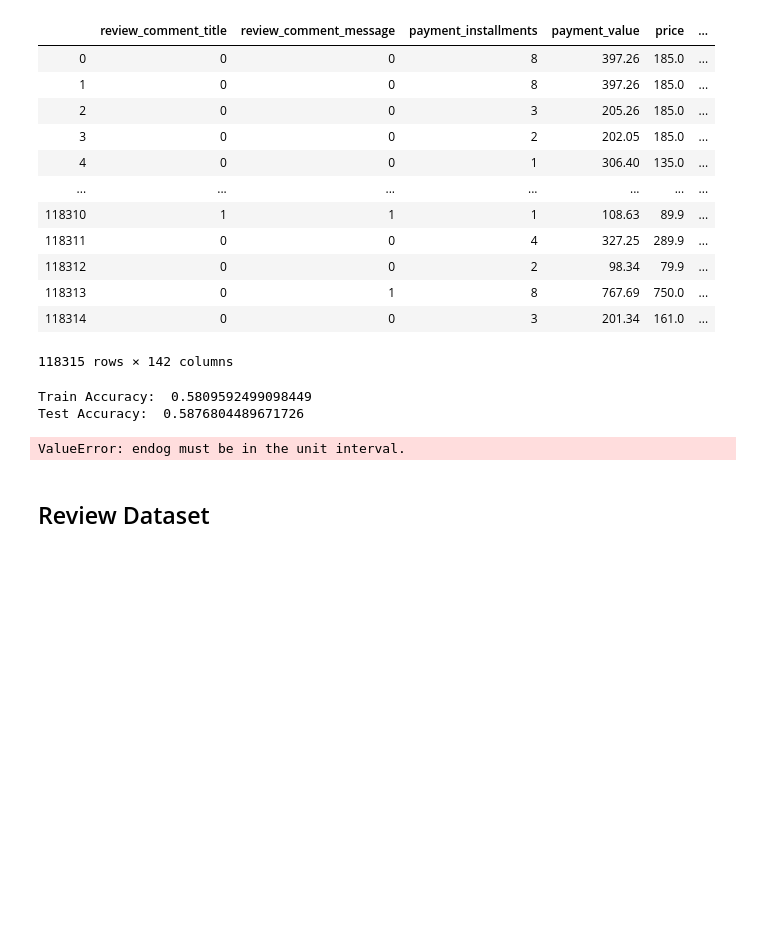
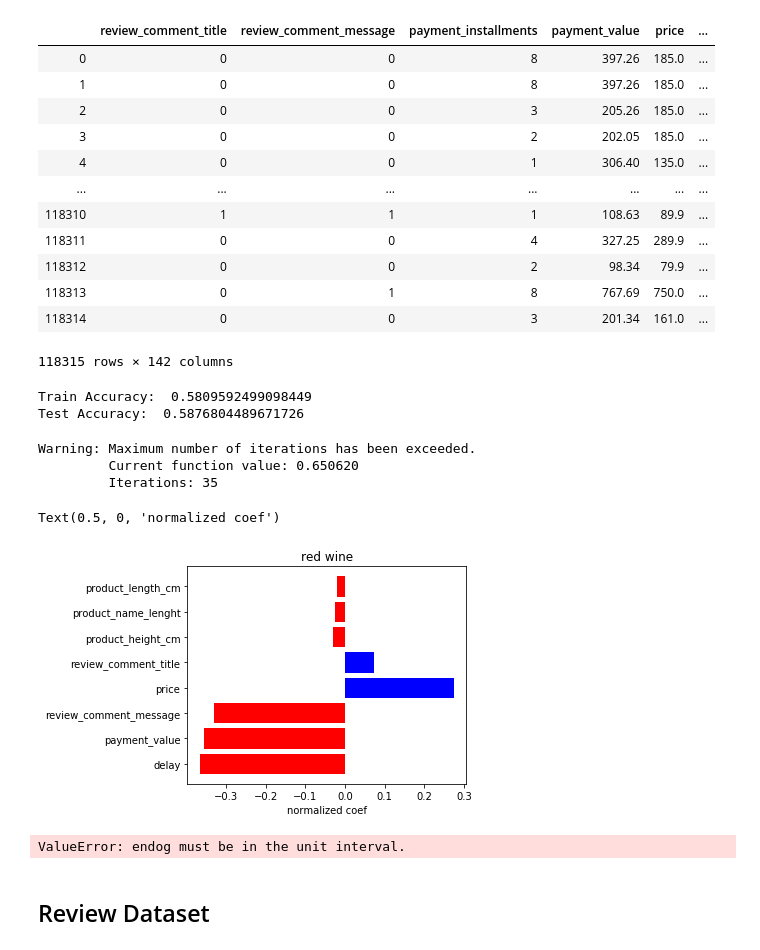
Before and after one commit to alireza-alizadegan/e-commerce-Sales, a Jupyter notebook: Brazil/Sentiment Analysis.ipynb, the cells around one changed output. Cells and saved outputs as stored; diff of their text form; code cells hidden in the pictures; blank space fills up the shorter version.

Commit message:
coefficients

```diff
--- a/Brazil/Sentiment Analysis.ipynb
+++ b/Brazil/Sentiment Analysis.ipynb
@@ -703,6 +703,46 @@ print('Test Accuracy: ', lr.score(X_test, y_test))
 # %% [output]
 Train Accuracy:  0.5809592499098449
 Test Accuracy:  0.5876804489671726
+# %%
+# seperate target from features
+X = df[df.columns[:-1]]
+y = df[df.columns[-1]]
+
+# scale data with standard scaler
+from sklearn.preprocessing import StandardScaler
+scaler = StandardScaler()
+X = pd.DataFrame(data=scaler.fit_transform(X), columns=X.columns)
+
+# fit logit function
+import statsmodels.api as sm
+X_withconstant = sm.add_constant(X)
+logit = sm.Logit(y, X_withconstant).fit()
+summary = logit.summary()
+
+# table of significant coefficinets sorted by absolute value
+coef_table = summary.tables[1]
+coef_df = pd.DataFrame(data=coef_table.data[1:], columns=coef_table.data[0])
+coef_df['coef'] = coef_df['coef'].astype(float)
+coef_df['P>|z|'] = coef_df['P>|z|'].astype(float)
+coef_df['abs_coef'] = np.abs(coef_df['coef'])
+coef_df.drop(0, axis='index', inplace=True)
+coefs_by_mag = coef_df.sort_values(by='abs_coef', ascending=False)
+coefs_by_mag = coefs_by_mag[coefs_by_mag['P>|z|'] <= 0.05]
+
+# bar chart of feature coefficients
+bar_names = coefs_by_mag['']
+bar_heights = coefs_by_mag['coef']
+bar_colors = np.where(bar_heights > 0.0, 'blue', 'red')
+plt.figure(figsize=(5.0, 4.0))
+plt.barh(bar_names, bar_heights, color=bar_colors)
+plt.title('red wine')
+plt.xlabel('normalized coef')
+# %% [output]
+Warning: Maximum number of iterations has been exceeded.
+         Current function value: 0.650620
+         Iterations: 35
+Text(0.5, 0, 'normalized coef')
+[figure, added]
 # %%
 import statsmodels.api as sm
 X_withconstant = sm.add_constant(X)
```
